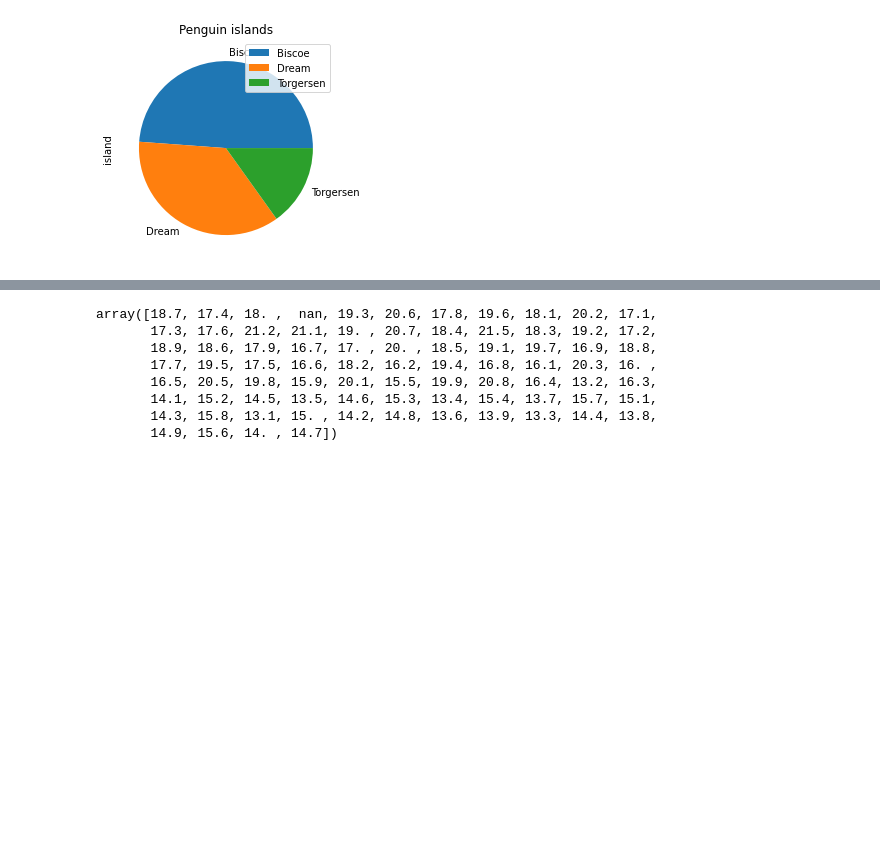
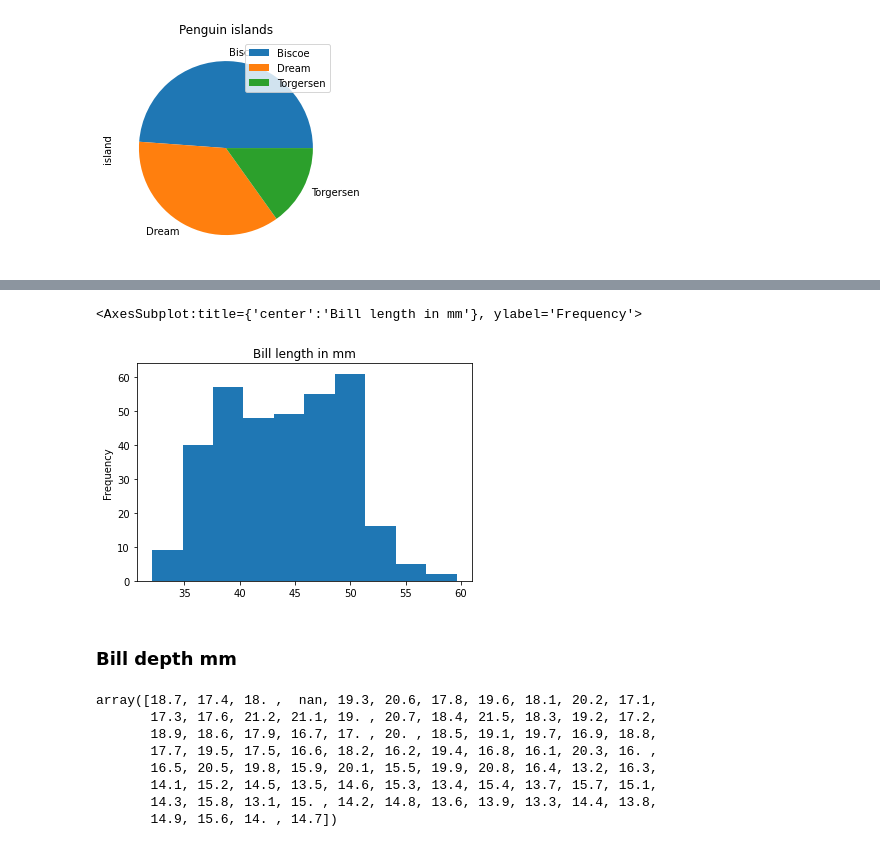
Before and after one commit to yisun2001/Data-Science, a Jupyter notebook: Portfolio.ipynb, the cells around one changed output, grey strips where cells are left out. Drawn from its saved outputs; the diff is of its cells as text; code cells hidden in the pictures; blank space fills up the shorter version.

```diff
--- a/Portfolio.ipynb
+++ b/Portfolio.ipynb
@@ -92,3 +133,10 @@ penguins['island'].value_counts().plot(kind='pie', title='Penguin islands', lege
+# %%
+penguins['bill_length_mm'].plot(kind='hist', title='Bill length in mm')
+# %% [output]
+<AxesSubplot:title={'center':'Bill length in mm'}, ylabel='Frequency'>
+[figure, added]
+# %% [markdown]
+### Bill depth mm
 # %%
 penguins['bill_depth_mm'].unique()
 # %% [output]
```
Also changed, not shown: parts of 30 cells of this notebook.
